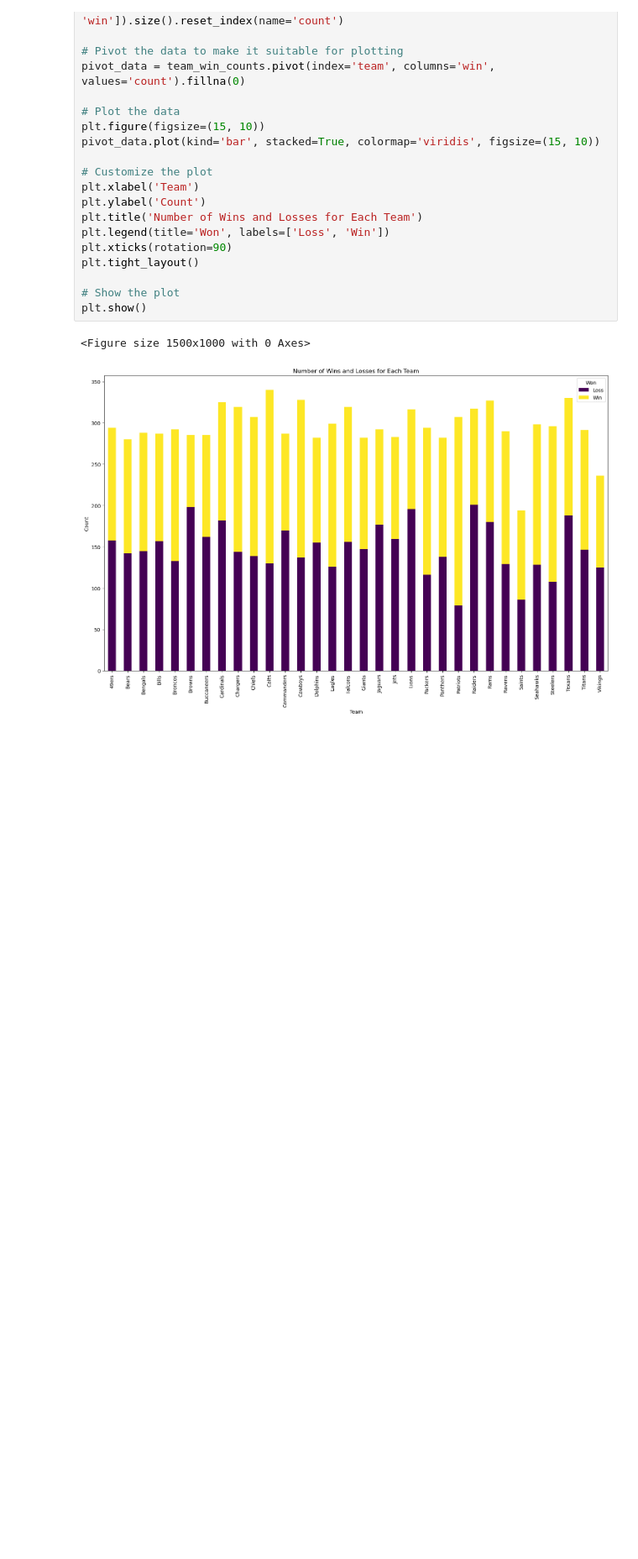
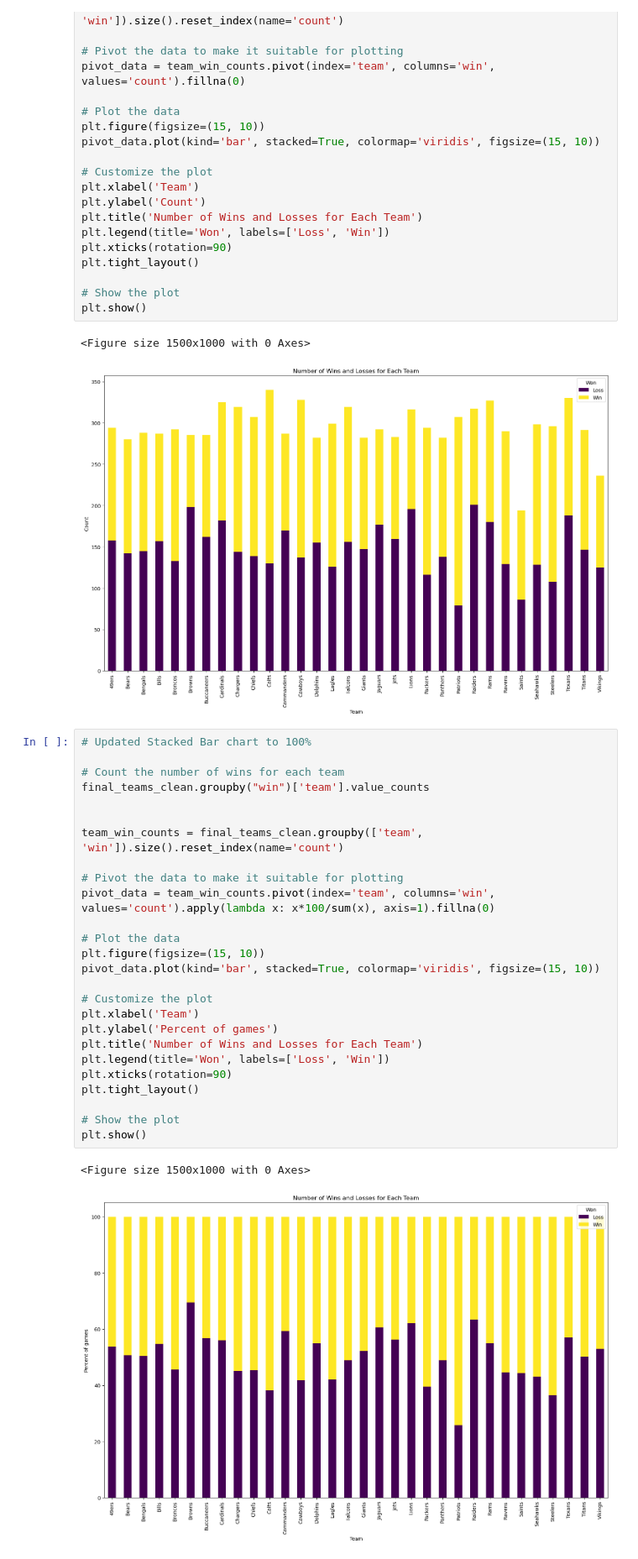
Before and after one commit to atulbachhav22/AIBootcamp-Project2, a Jupyter notebook: NFL-predication.ipynb, the cells around one changed output. Shown at 84% size. Cells and saved outputs as stored; diff of their text form; blank space fills up the shorter version.

Commit message:
adding 100% stacked bar chart to classification code

```diff
--- a/NFL-predication.ipynb
+++ b/NFL-predication.ipynb
@@ -347,3 +347,32 @@ plt.show()
 # %% [output]
 <Figure size 1500x1000 with 0 Axes>
 [figure]
+# %%
+# Updated Stacked Bar chart to 100%
+
+# Count the number of wins for each team
+final_teams_clean.groupby("win")['team'].value_counts
+
+
+team_win_counts = final_teams_clean.groupby(['team', 'win']).size().reset_index(name='count')
+
+# Pivot the data to make it suitable for plotting
+pivot_data = team_win_counts.pivot(index='team', columns='win', values='count').apply(lambda x: x*100/sum(x), axis=1).fillna(0)
+
+# Plot the data
+plt.figure(figsize=(15, 10))
+pivot_data.plot(kind='bar', stacked=True, colormap='viridis', figsize=(15, 10))
+
+# Customize the plot
+plt.xlabel('Team')
+plt.ylabel('Percent of games')
+plt.title('Number of Wins and Losses for Each Team')
+plt.legend(title='Won', labels=['Loss', 'Win'])
+plt.xticks(rotation=90)
+plt.tight_layout()
+
+# Show the plot
+plt.show()
+# %% [output]
+<Figure size 1500x1000 with 0 Axes>
+[figure, added]
```
